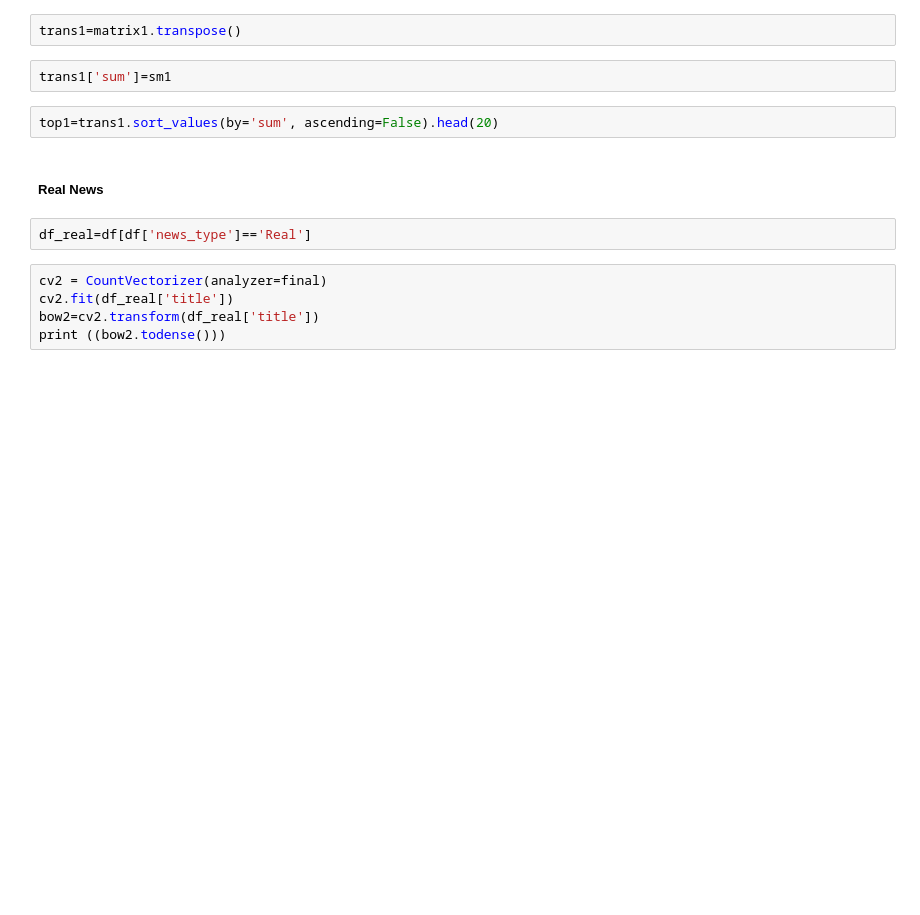
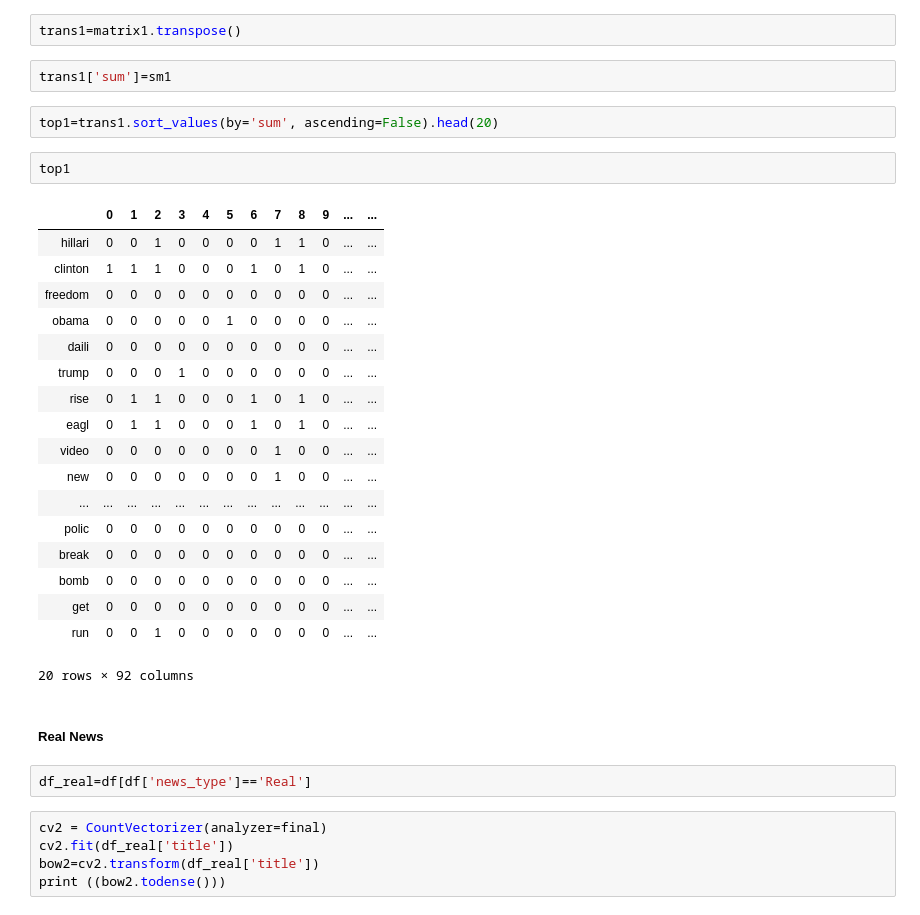
Before and after one commit to SohaMohajeri/BuzzFeed-News-Analysis-and-Classification-by-Natural-Language-Processing, a Jupyter notebook: BuzzFeed News Analysis and Classification.ipynb, the cells around one changed output. Cells and saved outputs as stored; diff of their text form; blank space fills up the shorter version.

```diff
--- a/BuzzFeed News Analysis and Classification.ipynb
+++ b/BuzzFeed News Analysis and Classification.ipynb
@@ -384,6 +378,27 @@ trans1=matrix1.transpose()
 trans1['sum']=sm1
 # %%
 top1=trans1.sort_values(by='sum', ascending=False).head(20)
+# %%
+top1
+# %% [output]
+|  | 0 | 1 | 2 | 3 | 4 | 5 | 6 | 7 | 8 | 9 | ... | ... |
+| hillari | 0 | 0 | 1 | 0 | 0 | 0 | 0 | 1 | 1 | 0 | ... | ... |
+| clinton | 1 | 1 | 1 | 0 | 0 | 0 | 1 | 0 | 1 | 0 | ... | ... |
+| freedom | 0 | 0 | 0 | 0 | 0 | 0 | 0 | 0 | 0 | 0 | ... | ... |
+| obama | 0 | 0 | 0 | 0 | 0 | 1 | 0 | 0 | 0 | 0 | ... | ... |
+| daili | 0 | 0 | 0 | 0 | 0 | 0 | 0 | 0 | 0 | 0 | ... | ... |
+| trump | 0 | 0 | 0 | 1 | 0 | 0 | 0 | 0 | 0 | 0 | ... | ... |
+| rise | 0 | 1 | 1 | 0 | 0 | 0 | 1 | 0 | 1 | 0 | ... | ... |
+| eagl | 0 | 1 | 1 | 0 | 0 | 0 | 1 | 0 | 1 | 0 | ... | ... |
+| video | 0 | 0 | 0 | 0 | 0 | 0 | 0 | 1 | 0 | 0 | ... | ... |
+| new | 0 | 0 | 0 | 0 | 0 | 0 | 0 | 1 | 0 | 0 | ... | ... |
+| ... | ... | ... | ... | ... | ... | ... | ... | ... | ... | ... | ... | ... |
+| polic | 0 | 0 | 0 | 0 | 0 | 0 | 0 | 0 | 0 | 0 | ... | ... |
+| break | 0 | 0 | 0 | 0 | 0 | 0 | 0 | 0 | 0 | 0 | ... | ... |
+| bomb | 0 | 0 | 0 | 0 | 0 | 0 | 0 | 0 | 0 | 0 | ... | ... |
+| get | 0 | 0 | 0 | 0 | 0 | 0 | 0 | 0 | 0 | 0 | ... | ... |
+| run | 0 | 0 | 1 | 0 | 0 | 0 | 0 | 0 | 0 | 0 | ... | ... |
+20 rows × 92 columns
 # %% [markdown]
 ##### Real News
 # %%
```
Also changed, not shown: parts of 5 cells of this notebook.
